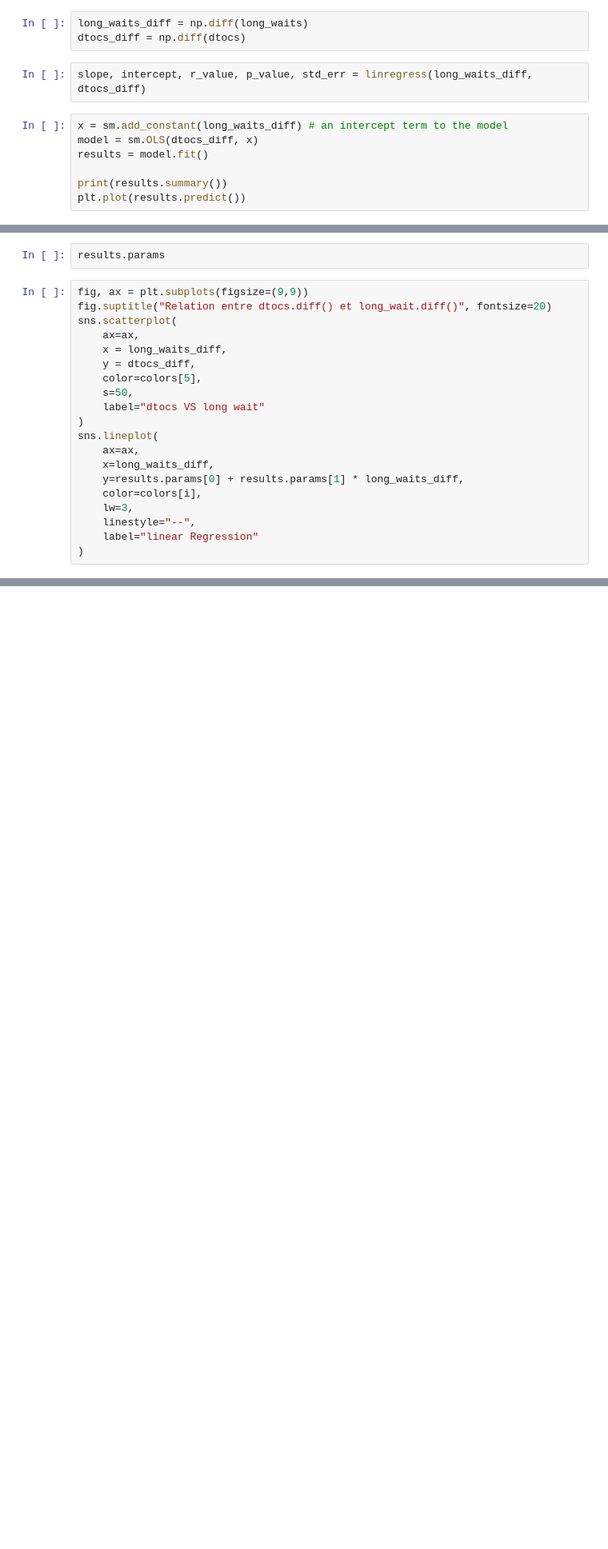
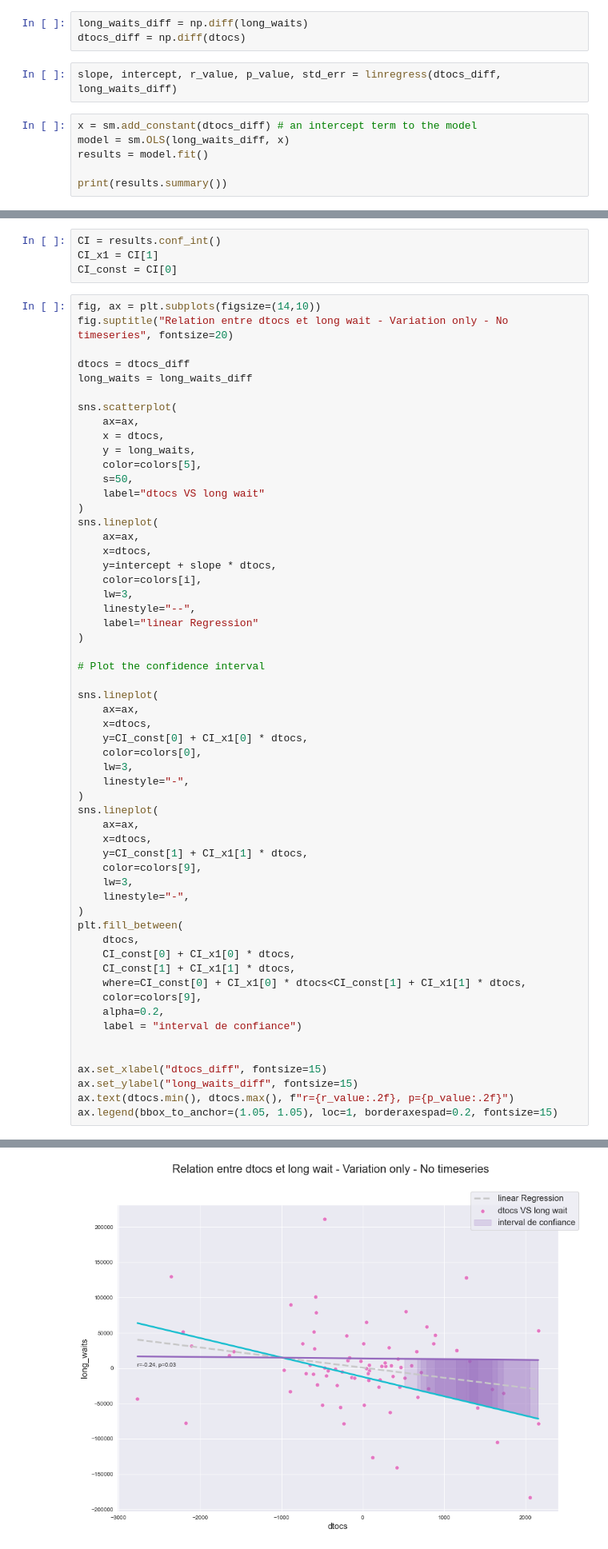
Before and after one commit to ManuLabricole/CDN-Statistique, a Jupyter notebook: 3 - Regression lineaire/Notebooks/notebook_1.ipynb, the cells around one changed output, grey strips where cells are left out. Shown: that part at 80% size. Drawn from its saved outputs; the diff is of its cells as text; blank space fills up the shorter version.

```diff
--- a/3 - Regression lineaire/Notebooks/notebook_1.ipynb
+++ b/3 - Regression lineaire/Notebooks/notebook_1.ipynb
@@ -474,11 +508,10 @@ HINT
 long_waits_diff = np.diff(long_waits)
 dtocs_diff = np.diff(dtocs)
 # %%
-slope, intercept, r_value, p_value, std_err = linregress(long_waits_diff, dtocs_diff)
+slope, intercept, r_value, p_value, std_err = linregress(dtocs_diff, long_waits_diff)
 # %%
-x = sm.add_constant(long_waits_diff) # an intercept term to the model
-model = sm.OLS(dtocs_diff, x)
+x = sm.add_constant(dtocs_diff) # an intercept term to the model
+model = sm.OLS(long_waits_diff, x)
 results = model.fit()
 
 print(results.summary())
-plt.plot(results.predict())
@@ -485,22 +536,62 @@ plt.plot(results.predict())
 # %%
-results.params
+CI = results.conf_int()
+CI_x1 = CI[1]
+CI_const = CI[0]
 # %%
-fig, ax = plt.subplots(figsize=(9,9))
-fig.suptitle("Relation entre dtocs.diff() et long_wait.diff()", fontsize=20)
+fig, ax = plt.subplots(figsize=(14,10))
+fig.suptitle("Relation entre dtocs et long wait - Variation only - No timeseries", fontsize=20)
+
+dtocs = dtocs_diff
+long_waits = long_waits_diff
+
 sns.scatterplot(
     ax=ax,
-    x = long_waits_diff,
-    y = dtocs_diff,
+    x = dtocs,
+    y = long_waits,
     color=colors[5],
     s=50,
     label="dtocs VS long wait"
 )
 sns.lineplot(
     ax=ax,
-    x=long_waits_diff,
-    y=results.params[0] + results.params[1] * long_waits_diff,
+    x=dtocs,
+    y=intercept + slope * dtocs,
     color=colors[i],
     lw=3,
     linestyle="--",
     label="linear Regression"
 )
+
+# Plot the confidence interval
+
+sns.lineplot(
+    ax=ax,
+    x=dtocs,
+    y=CI_const[0] + CI_x1[0] * dtocs,
+    color=colors[0],
+    lw=3,
+    linestyle="-",
+)
+sns.lineplot(
+    ax=ax,
+    x=dtocs,
+    y=CI_const[1] + CI_x1[1] * dtocs,
+    color=colors[9],
+    lw=3,
+    linestyle="-",
+)
+plt.fill_between(
+    dtocs,
+    CI_const[0] + CI_x1[0] * dtocs,
+    CI_const[1] + CI_x1[1] * dtocs,
+    where=CI_const[0] + CI_x1[0] * dtocs<CI_const[1] + CI_x1[1] * dtocs,
+    color=colors[9],
+    alpha=0.2,
+    label = "interval de confiance")
+
+
+ax.set_xlabel("dtocs_diff", fontsize=15)
+ax.set_ylabel("long_waits_diff", fontsize=15)
+ax.text(dtocs.min(), dtocs.max(), f"r={r_value:.2f}, p={p_value:.2f}")
+ax.legend(bbox_to_anchor=(1.05, 1.05), loc=1, borderaxespad=0.2, fontsize=15)
+# %% [output]
@@ -506,0 +599 @@ sns.lineplot(
+[figure, added]
```
Also changed, not shown: parts of 24 cells of this notebook.
